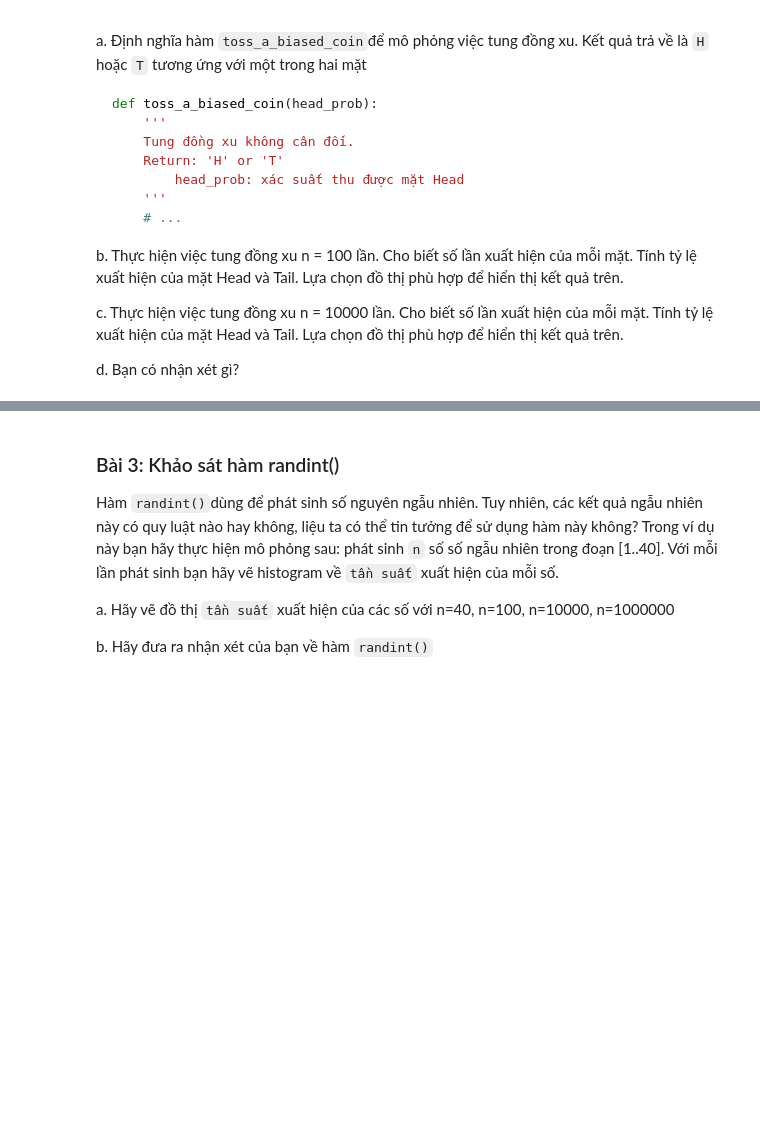
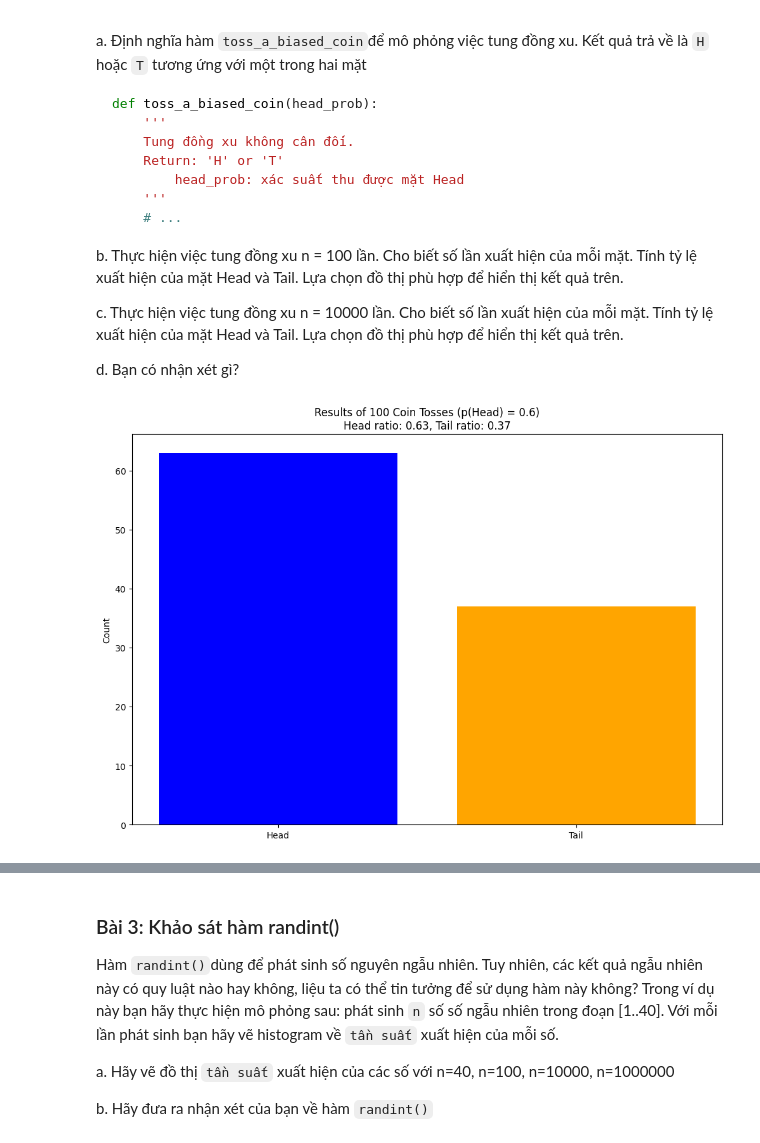
Before and after one commit to ur77ec17235/Computer-statistics_and_applications, a Jupyter notebook: labs/tkud_lab03_simulation-and-data.ipynb, the cells around one changed output, grey strips where cells are left out. Cells and saved outputs as stored; diff of their text form; code cells hidden in the pictures; blank space fills up the shorter version.

```diff
--- a/labs/tkud_lab03_simulation-and-data.ipynb
+++ b/labs/tkud_lab03_simulation-and-data.ipynb
@@ -50,0 +92,28 @@ d. Bạn có nhận xét gì?
+# %%
+def toss_a_biased_coin_2(probability_head):
+
+    return random.choices(['H', 'T'], weights=[probability_head, 1 - probability_head])
+
+
+# YOUR CODE HERE
+def toss_a_biased_coin_1(head_prob):
+    return "H" if random.random() < head_prob else "T"
+# %%
+
+
+head_prob = 0.6
+
+results = [toss_a_biased_coin_1(head_prob) for k in range(n1)]
+countH = results.count("H")
+countT = results.count("T")
+
+head_ratio = countH / n1
+tail_ratio = countT / n1
+
+plt.figure(figsize= (12, 8))
+plt.bar(['Head', 'Tail'], [countH, countT], color=['blue', 'orange'])
+plt.title(f'Results of 100 Coin Tosses (p(Head) = 0.6)\nHead ratio: {head_ratio:.2f}, Tail ratio: {tail_ratio:.2f}')
+plt.ylabel('Count')
+plt.show()
+# %% [output]
+[figure, added]
```
Also changed, not shown: parts of 29 cells of this notebook, 2 other files.
